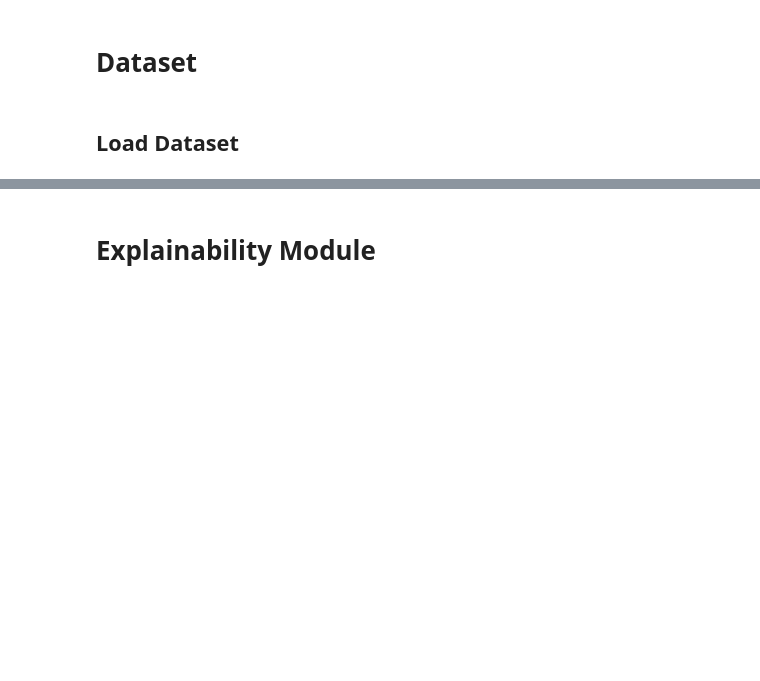
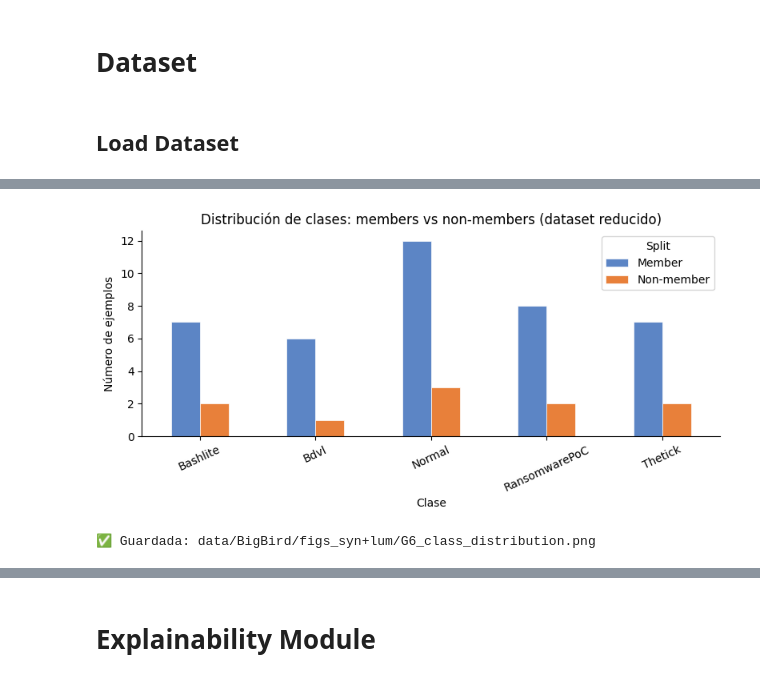
Before and after one commit to kikaymusic/Neuron-Level-Interpretability-and-Robustness-in-LLMs, a Jupyter notebook: SYNAPSE+LUMIA.ipynb, the cells around one changed output, grey strips where cells are left out. Drawn from its saved outputs; the diff is of its cells as text; code cells hidden in the pictures; blank space fills up the shorter version.

Commit message:
feat: membership auditing block

```diff
--- a/SYNAPSE+LUMIA.ipynb
+++ b/SYNAPSE+LUMIA.ipynb
@@ -123,12 +123,13 @@ MODEL = "BigBird"
 
 # Paths based on model name
 BASE_PATH = f"data/{MODEL}"
-input_csv = f"{BASE_PATH}/{MODEL}_tokens_PT.csv"
+input_csv = f"{BASE_PATH}/{MODEL}_tokens_membership.csv"
 output_csv = f"{BASE_PATH}/reduced/{MODEL}_tokens_reduced.csv"
 labels_output_path = f"{BASE_PATH}/labels_numeric.txt"
 label_mapping_path = f"{BASE_PATH}/labels_mapping.json"
 activations_file = f"{BASE_PATH}/activations.json"
 weights_path = f"{BASE_PATH}/best_model_{MODEL}.pth"
+figs = f"{BASE_PATH}/figs_syn+lum"
 
 NUM_LABELS = 5 # Normal, Bvdl, RansomwarePoC, TheTick,
 
@@ -218,0 +206,10 @@ else:
+# %%
+with open(label_mapping_path, "r") as f:
+        label_mapping = json.load(f)
+
+CLASS_NAMES = [None] * len(label_mapping)
+for path, idx in label_mapping.items():
+    CLASS_NAMES[idx] = os.path.basename(path)
+
+PALETTE     = {"baseline": "#5C85C5", "phase3": "#E8803A",
+               "phase4a":  "#4BAE8A", "phase4b": "#9B6BC5"}
@@ -219 +348,29 @@ else:
+# %%
+# ── Class distribution — members vs non-members ─────────────────────
+label_names_map = {v: os.path.basename(k) for k, v in label_mapping.items()}
+df_plot = df_reduced.copy()
+df_plot["clase"] = df_plot["label"].map(label_names_map)
+df_plot["split"] = df_plot["is_member"].map({1: "Member", 0: "Non-member"})
+
+counts = df_plot.groupby(["clase", "split"]).size().unstack(fill_value=0)
+counts = counts.reindex([label_names_map[i] for i in sorted(label_names_map)
+                          if label_names_map[i] in counts.index])
+
+fig, ax = plt.subplots(figsize=(8, 4))
+counts.plot(kind="bar", ax=ax, color=[PALETTE["baseline"], PALETTE["phase3"]],
+            edgecolor="white", linewidth=0.5)
+ax.set_xlabel("Clase")
+ax.set_ylabel("Número de ejemplos")
+ax.set_title("Distribución de clases: members vs non-members (dataset reducido)")
+ax.tick_params(axis="x", rotation=25)
+ax.legend(title="Split")
+sns.despine(ax=ax)
+
+plt.tight_layout()
+plt.savefig(f"{figs}/G6_class_distribution.png", dpi=150)
+plt.show()
+print(f"✅ Guardada: {figs}/G6_class_distribution.png")
+# %% [output]
+[figure, added]
+✅ Guardada: data/BigBird/figs_syn+lum/G6_class_distribution.png
 # %%
```
Also changed, not shown: parts of 64 cells of this notebook, 54 other files.
